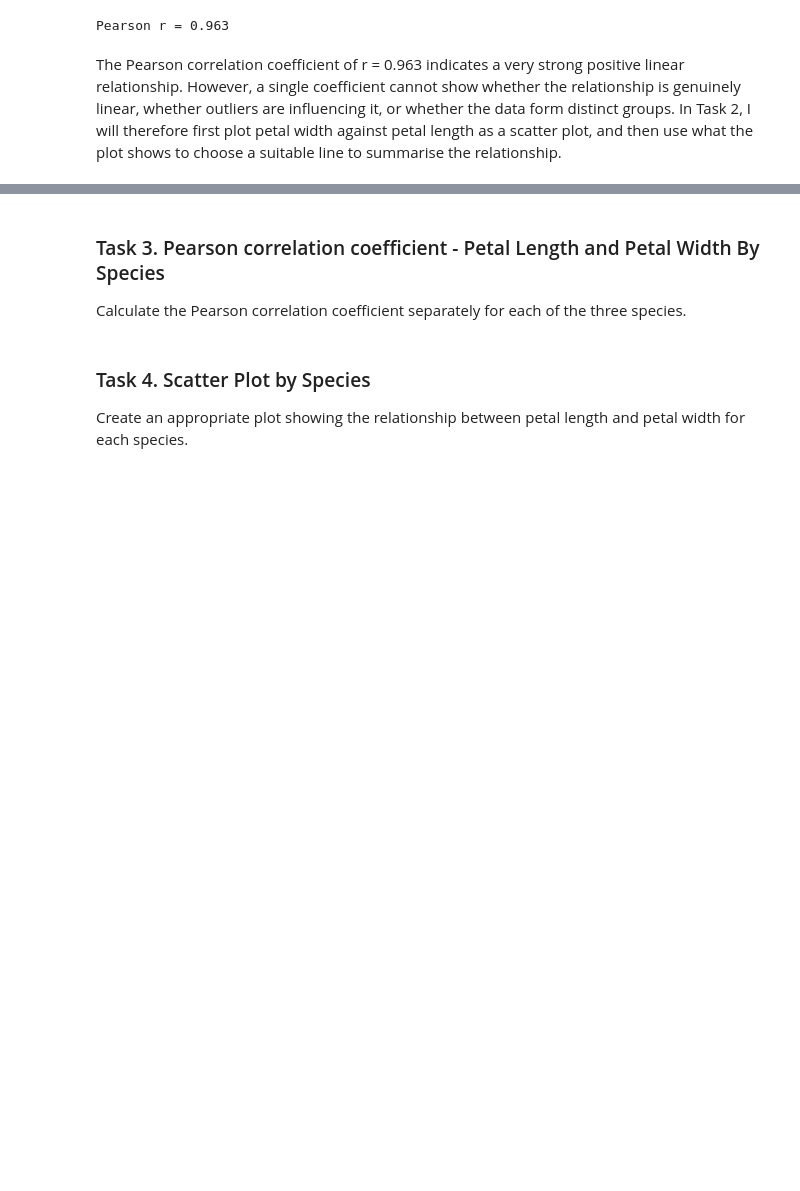
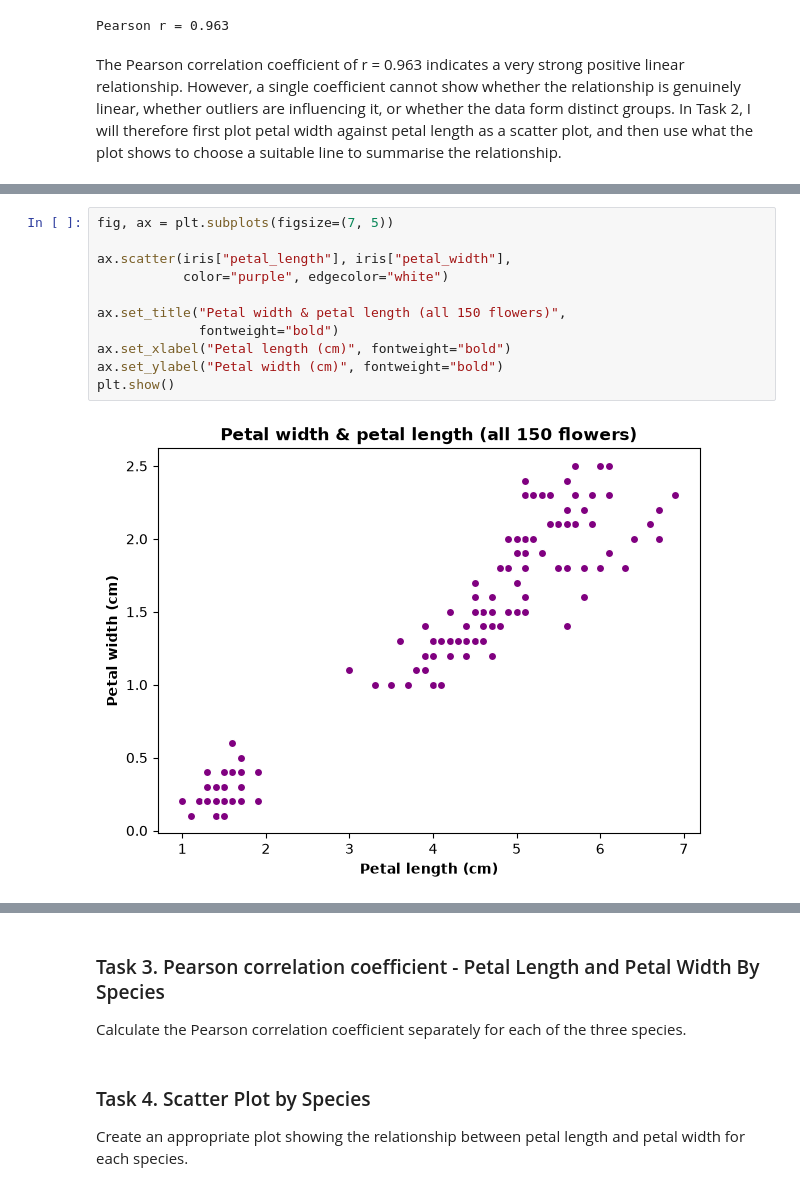
Before and after one commit to NibnabCodes/Applied-Statistics-Assessment, a Jupyter notebook: problems.ipynb, the cells around one changed output, grey strips where cells are left out. Drawn from its saved outputs; the diff is of its cells as text; blank space fills up the shorter version.

Commit message:
create scatterplo of petal width & length & assess appropriate line to use

```diff
--- a/problems.ipynb
+++ b/problems.ipynb
@@ -244,0 +250,13 @@ Create an appropriate scatter plot showing the relationship between the two vari
+# %%
+fig, ax = plt.subplots(figsize=(7, 5))
+
+ax.scatter(iris["petal_length"], iris["petal_width"],
+           color="purple", edgecolor="white")
+
+ax.set_title("Petal width & petal length (all 150 flowers)",
+             fontweight="bold")
+ax.set_xlabel("Petal length (cm)", fontweight="bold")
+ax.set_ylabel("Petal width (cm)", fontweight="bold")
+plt.show()
+# %% [output]
+[figure, added]
```
Also changed, not shown: parts of 2 cells of this notebook.
